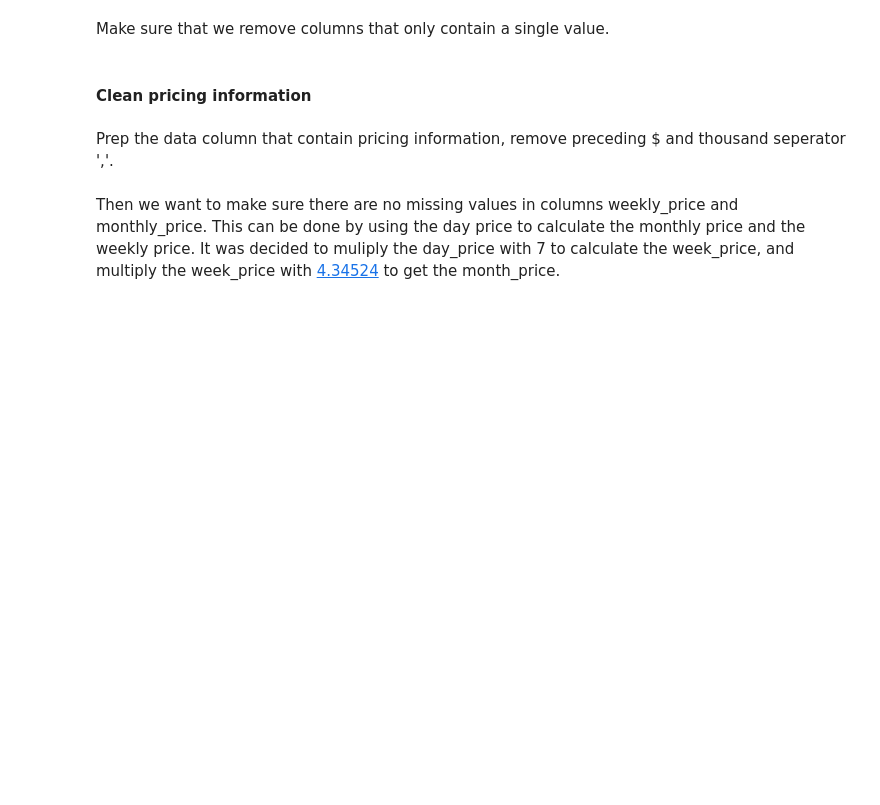
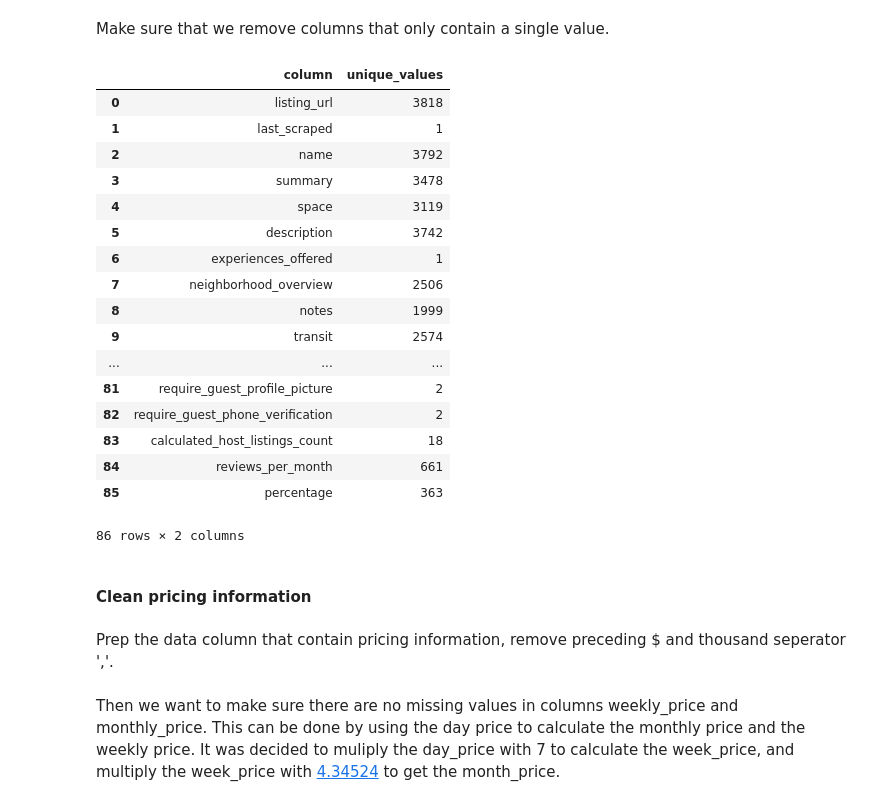
Before and after one commit to FrankTub/Airbnb-bookings, a Jupyter notebook: seattle_airbnb.ipynb, the cells around one changed output. Cells and saved outputs as stored; diff of their text form; code cells hidden in the pictures; blank space fills up the shorter version.

```diff
--- a/seattle_airbnb.ipynb
+++ b/seattle_airbnb.ipynb
@@ -100,6 +100,27 @@ Make sure that we remove columns that only contain a single value.
 # Get overview of how many unique values a column has.
 s = data.nunique()
 unique_data = pd.DataFrame({'column':s.index, 'unique_values':s.values})
+# %%
+unique_data
+# %% [output]
+|  | column | unique_values |
+| 0 | listing_url | 3818 |
+| 1 | last_scraped | 1 |
+| 2 | name | 3792 |
+| 3 | summary | 3478 |
+| 4 | space | 3119 |
+| 5 | description | 3742 |
+| 6 | experiences_offered | 1 |
+| 7 | neighborhood_overview | 2506 |
+| 8 | notes | 1999 |
+| 9 | transit | 2574 |
+| ... | ... | ... |
+| 81 | require_guest_profile_picture | 2 |
+| 82 | require_guest_phone_verification | 2 |
+| 83 | calculated_host_listings_count | 18 |
+| 84 | reviews_per_month | 661 |
+| 85 | percentage | 363 |
+86 rows × 2 columns
 # %%
 # Drop all columns that have a single value
 for idx, row in unique_data.iterrows():
```
Also changed, not shown: parts of 10 cells of this notebook.
